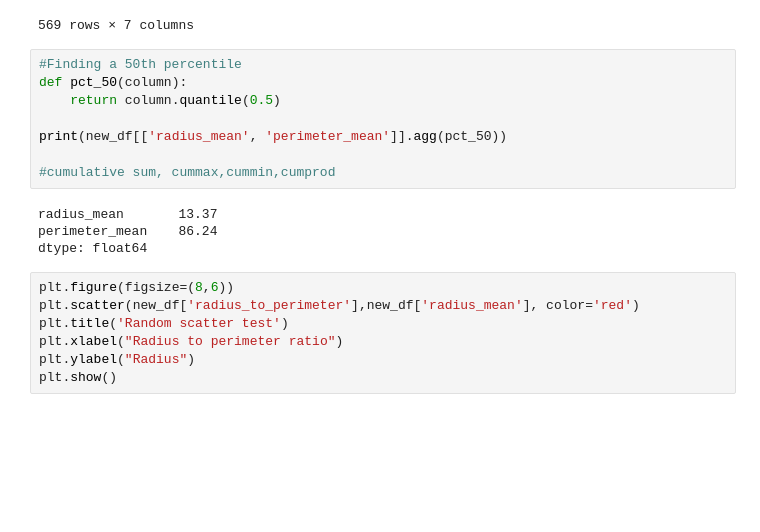
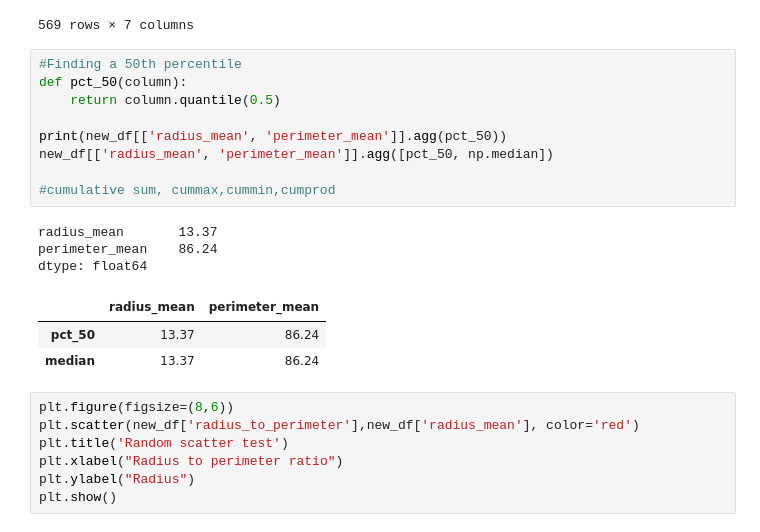
Before and after one commit to rrepetto99/Programming-practice, a Jupyter notebook: exercises/Python practice/cancer.ipynb, the cells around one changed output. Saved outputs shown, nothing was run; the diff lists cells and outputs as text; blank space fills up the shorter version.

```diff
--- a/exercises/Python practice/cancer.ipynb
+++ b/exercises/Python practice/cancer.ipynb
@@ -112,15 +112,19 @@ See the caveats in the documentation: https://pandas.pydata.org/pandas-docs/stab
 # %%
 #Finding a 50th percentile
 def pct_50(column):
     return column.quantile(0.5)
 
 print(new_df[['radius_mean', 'perimeter_mean']].agg(pct_50))
+new_df[['radius_mean', 'perimeter_mean']].agg([pct_50, np.median])
 
 #cumulative sum, cummax,cummin,cumprod
 # %% [output]
 radius_mean       13.37
 perimeter_mean    86.24
 dtype: float64
+|  | radius_mean | perimeter_mean |
+| pct_50 | 13.37 | 86.24 |
+| median | 13.37 | 86.24 |
 # %%
 plt.figure(figsize=(8,6))
 plt.scatter(new_df['radius_to_perimeter'],new_df['radius_mean'], color='red')
```
